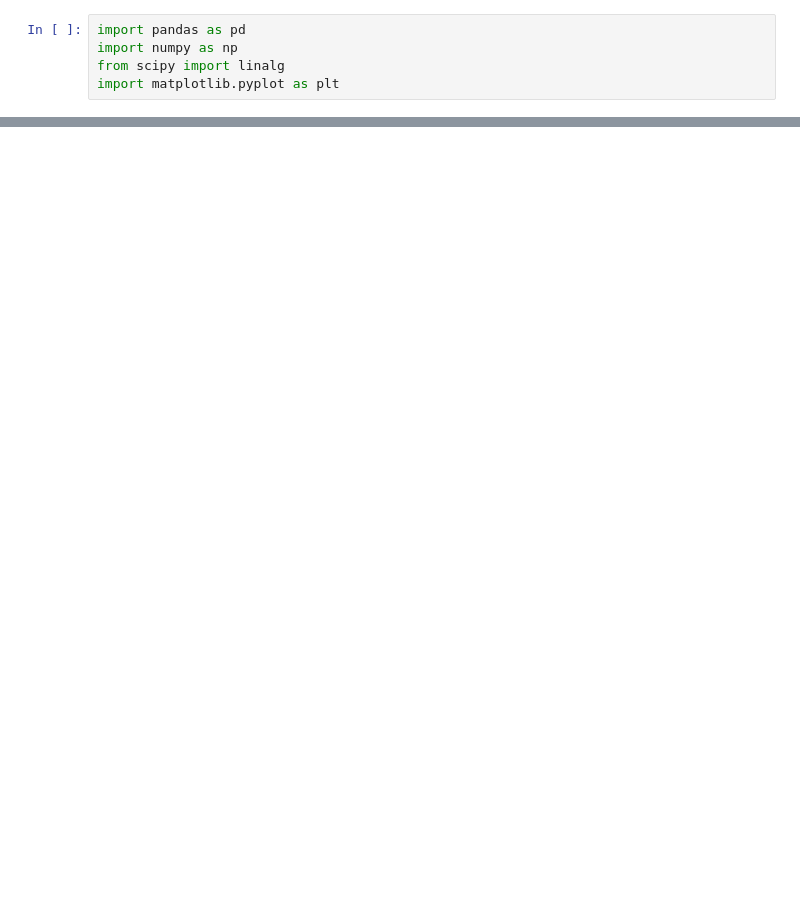
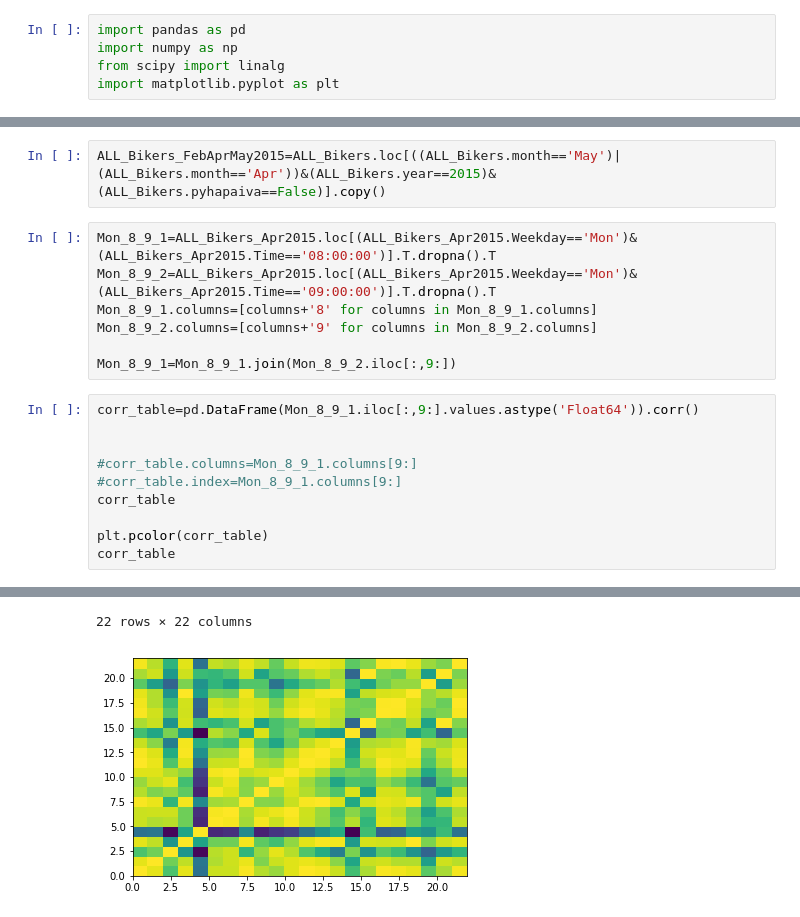
Before and after one commit to srenoes/ShortCut-HSL-group-work, a Jupyter notebook: renoes/Untitled.ipynb, the cells around one changed output, grey strips where cells are left out. Drawn from its saved outputs; the diff is of its cells as text; blank space fills up the shorter version.

```diff
--- a/renoes/Untitled.ipynb
+++ b/renoes/Untitled.ipynb
@@ -87,0 +69,20 @@ memory usage: 36.0+ MB
+# %%
+ALL_Bikers_FebAprMay2015=ALL_Bikers.loc[((ALL_Bikers.month=='May')|(ALL_Bikers.month=='Apr'))&(ALL_Bikers.year==2015)& (ALL_Bikers.pyhapaiva==False)].copy()
+# %%
+Mon_8_9_1=ALL_Bikers_Apr2015.loc[(ALL_Bikers_Apr2015.Weekday=='Mon')&(ALL_Bikers_Apr2015.Time=='08:00:00')].T.dropna().T
+Mon_8_9_2=ALL_Bikers_Apr2015.loc[(ALL_Bikers_Apr2015.Weekday=='Mon')&(ALL_Bikers_Apr2015.Time=='09:00:00')].T.dropna().T
+Mon_8_9_1.columns=[columns+'8' for columns in Mon_8_9_1.columns]
+Mon_8_9_2.columns=[columns+'9' for columns in Mon_8_9_2.columns]
+
+Mon_8_9_1=Mon_8_9_1.join(Mon_8_9_2.iloc[:,9:])
+# %%
+corr_table=pd.DataFrame(Mon_8_9_1.iloc[:,9:].values.astype('Float64')).corr()
+
+
+#corr_table.columns=Mon_8_9_1.columns[9:]
+#corr_table.index=Mon_8_9_1.columns[9:]
+corr_table
+
+plt.pcolor(corr_table)
+corr_table
+# %% [output]
@@ -87,0 +106,2 @@ memory usage: 36.0+ MB
+22 rows × 22 columns
+[figure, added]
```
Also changed, not shown: parts of 5 cells of this notebook, 2 other files.
